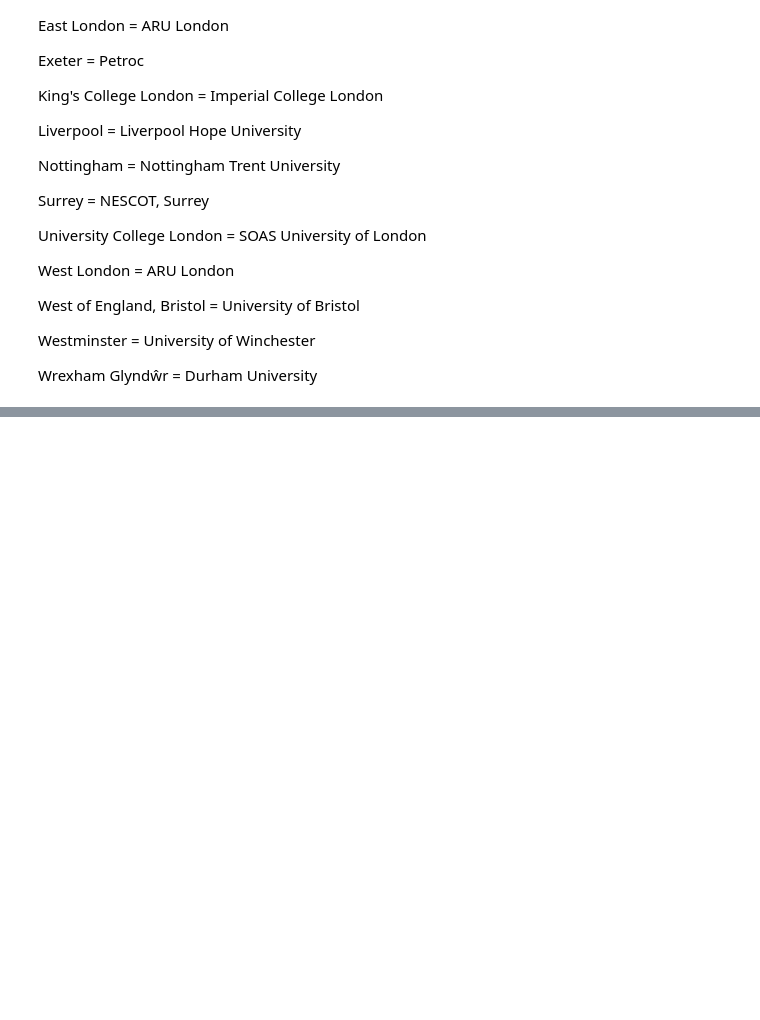
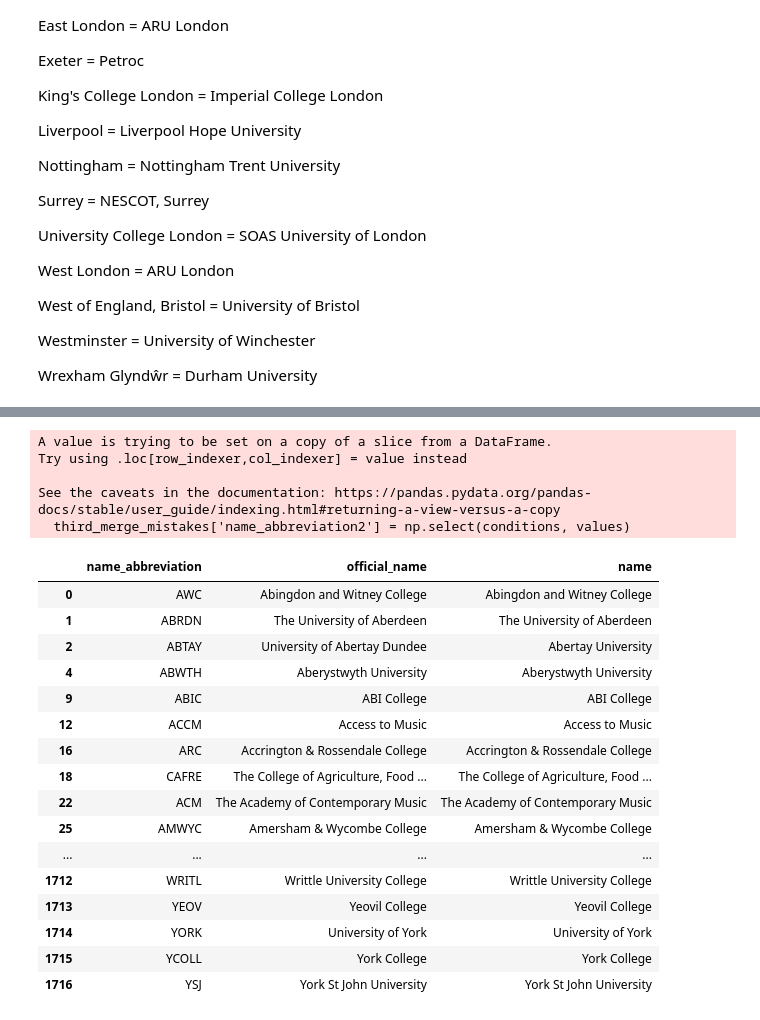
Before and after one commit to DSloan10/pcc_python_projects, a Jupyter notebook: hesa_project/Clean_up.ipynb, the cells around one changed output, grey strips where cells are left out. Saved outputs shown, nothing was run; the diff lists cells and outputs as text; code cells hidden in the pictures; blank space fills up the shorter version.

```diff
--- a/hesa_project/Clean_up.ipynb
+++ b/hesa_project/Clean_up.ipynb
@@ -717,0 +772,48 @@ all_inst_minus_mistakes = all_inst_minus_mistakes.loc[~((all_inst_minus_mistakes
+# %%
+conditions = [
+    (third_merge_mistakes['institution'] == "University College London"),
+    (third_merge_mistakes['institution'] == "Surrey"),
+    (third_merge_mistakes['institution'] == "Exeter"),
+    (third_merge_mistakes['institution'] == "King's College London"),
+    (third_merge_mistakes['institution'] == "Aston"),
+    (third_merge_mistakes['institution'] == "Goldsmiths College"),
+    (third_merge_mistakes['institution'] == "University of Northumbria at Newcastle"),
+    (third_merge_mistakes['institution'] == "West of England, Bristol"),
+    (third_merge_mistakes['institution'] == "Westminster"),
+    (third_merge_mistakes['institution'] == "West London"),
+    (third_merge_mistakes['institution'] == "Solent University"),
+    (third_merge_mistakes['institution'] == "University of St Mark and St John"),
+    (third_merge_mistakes['institution'] == "Wrexham Glyndŵr"),
+    (third_merge_mistakes['institution'] == "East London")
+
+]
+
+values = ["UCL", "SURR","EXETR","KCL","ASTON","GOLD","NORTH","BUWE","WEST","UWL","SOLNT","PMARJ","GLYN","ELOND"]
+
+third_merge_mistakes['name_abbreviation2'] = np.select(conditions, values)
+# %% [output]
+A value is trying to be set on a copy of a slice from a DataFrame.
+Try using .loc[row_indexer,col_indexer] = value instead
+
+See the caveats in the documentation: https://pandas.pydata.org/pandas-docs/stable/user_guide/indexing.html#returning-a-view-versus-a-copy
+  third_merge_mistakes['name_abbreviation2'] = np.select(conditions, values)
+# %%
+uni_codes_for_merge
+# %% [output]
+|  | name_abbreviation | official_name | name |
+| 0 | AWC | Abingdon and Witney College | Abingdon and Witney College |
+| 1 | ABRDN | The University of Aberdeen | The University of Aberdeen |
+| 2 | ABTAY | University of Abertay Dundee | Abertay University |
+| 4 | ABWTH | Aberystwyth University | Aberystwyth University |
+| 9 | ABIC | ABI College | ABI College |
+| 12 | ACCM | Access to Music | Access to Music |
+| 16 | ARC | Accrington & Rossendale College | Accrington & Rossendale College |
+| 18 | CAFRE | The College of Agriculture, Food ... | The College of Agriculture, Food ... |
+| 22 | ACM | The Academy of Contemporary Music | The Academy of Contemporary Music |
+| 25 | AMWYC | Amersham & Wycombe College | Amersham & Wycombe College |
+| ... | ... | ... | ... |
+| 1712 | WRITL | Writtle University College | Writtle University College |
+| 1713 | YEOV | Yeovil College | Yeovil College |
+| 1714 | YORK | University of York | University of York |
+| 1715 | YCOLL | York College | York College |
+| 1716 | YSJ | York St John University | York St John University |
```
Also changed, not shown: parts of 10 cells of this notebook.
